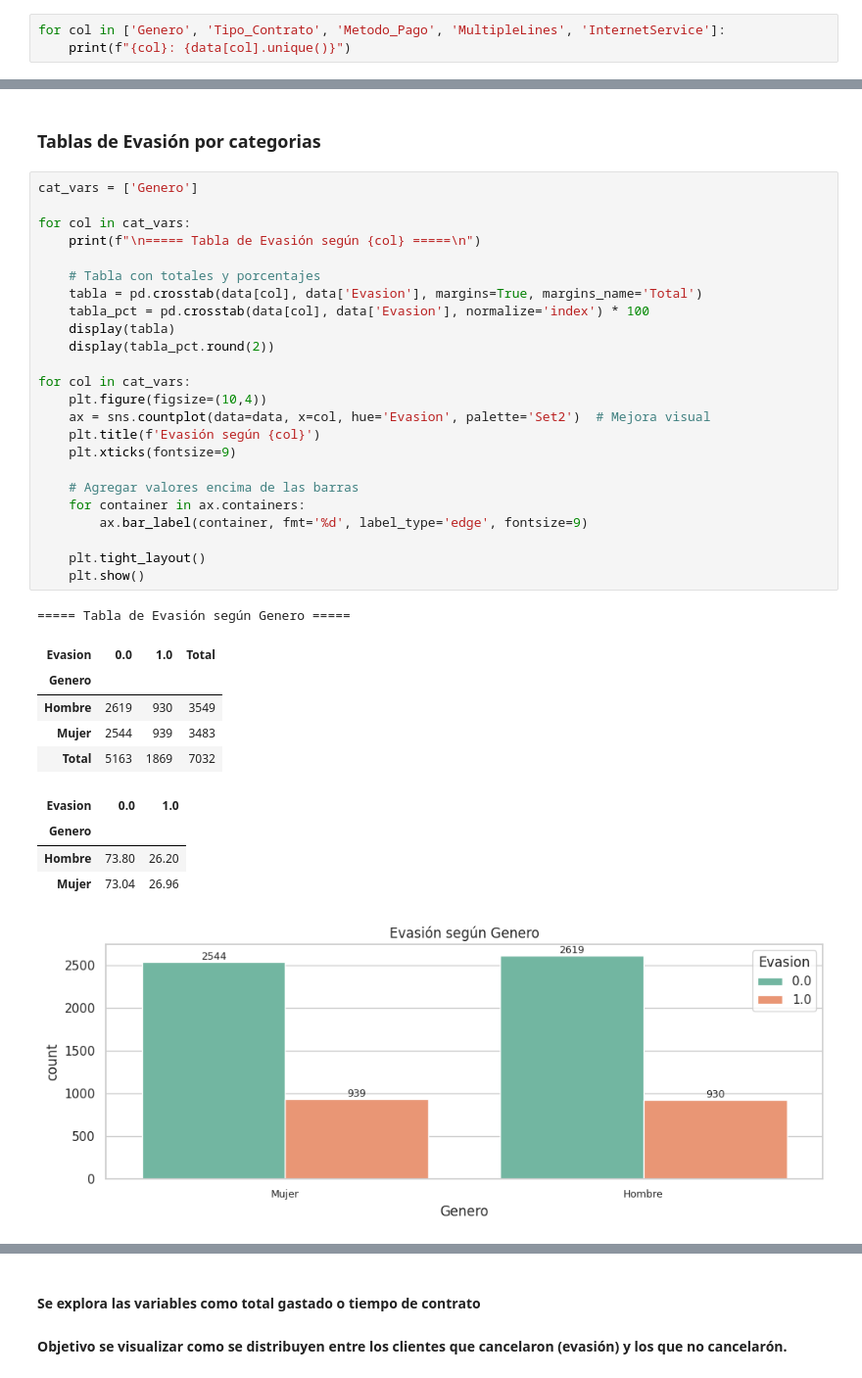
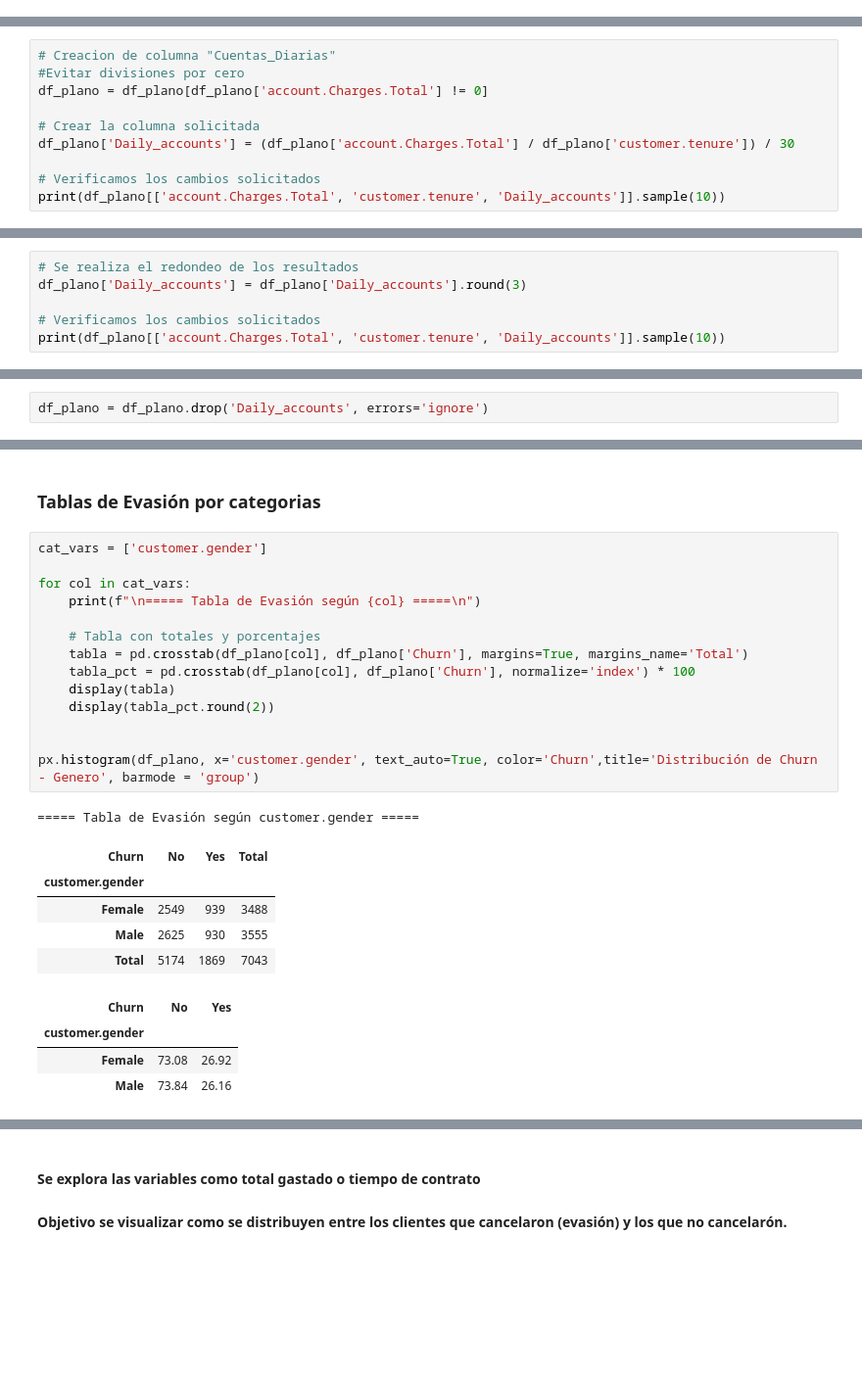
Before and after one commit to jose-luis-dev/TelecomX_Latam, a Jupyter notebook: TelecomX_LATAM.ipynb, the cells around one changed output, grey strips where cells are left out. Shown at 98% size. Drawn from its saved outputs; the diff is of its cells as text; blank space fills up the shorter version.

```diff
--- a/TelecomX_LATAM.ipynb
+++ b/TelecomX_LATAM.ipynb
@@ -386,3 +275,0 @@ data['InternetService'] = data['InternetService'].replace({
-# %%
-for col in ['Genero', 'Tipo_Contrato', 'Metodo_Pago', 'MultipleLines', 'InternetService']:
-    print(f"{col}: {data[col].unique()}")
@@ -407,0 +300,10 @@ data.sample(5)
+# %%
+# Creacion de columna "Cuentas_Diarias"
+#Evitar divisiones por cero
+df_plano = df_plano[df_plano['account.Charges.Total'] != 0]
+
+# Crear la columna solicitada
+df_plano['Daily_accounts'] = (df_plano['account.Charges.Total'] / df_plano['customer.tenure']) / 30
+
+# Verificamos los cambios solicitados
+print(df_plano[['account.Charges.Total', 'customer.tenure', 'Daily_accounts']].sample(10))
@@ -407,0 +322,6 @@ data.sample(5)
+# %%
+# Se realiza el redondeo de los resultados
+df_plano['Daily_accounts'] = df_plano['Daily_accounts'].round(3)
+
+# Verificamos los cambios solicitados
+print(df_plano[['account.Charges.Total', 'customer.tenure', 'Daily_accounts']].sample(10))
@@ -407,0 +340,2 @@ data.sample(5)
+# %%
+df_plano = df_plano.drop('Daily_accounts', errors='ignore')
@@ -513,38 +499,27 @@ generar_grafico('tab10')
 # %% [markdown]
 ### Tablas de Evasión por categorias
 # %%
-cat_vars = ['Genero']
+cat_vars = ['customer.gender']
 
 for col in cat_vars:
     print(f"\n===== Tabla de Evasión según {col} =====\n")
 
     # Tabla con totales y porcentajes
-    tabla = pd.crosstab(data[col], data['Evasion'], margins=True, margins_name='Total')
-    tabla_pct = pd.crosstab(data[col], data['Evasion'], normalize='index') * 100
+    tabla = pd.crosstab(df_plano[col], df_plano['Churn'], margins=True, margins_name='Total')
+    tabla_pct = pd.crosstab(df_plano[col], df_plano['Churn'], normalize='index') * 100
     display(tabla)
     display(tabla_pct.round(2))
 
-for col in cat_vars:
-    plt.figure(figsize=(10,4))
-    ax = sns.countplot(data=data, x=col, hue='Evasion', palette='Set2')  # Mejora visual
-    plt.title(f'Evasión según {col}')
-    plt.xticks(fontsize=9)
 
-    # Agregar valores encima de las barras
-    for container in ax.containers:
-        ax.bar_label(container, fmt='%d', label_type='edge', fontsize=9)
-
-    plt.tight_layout()
-    plt.show()
+px.histogram(df_plano, x='customer.gender', text_auto=True, color='Churn',title='Distribución de Churn - Genero', barmode = 'group')
 # %% [output]
-===== Tabla de Evasión según Genero =====
+===== Tabla de Evasión según customer.gender =====
-| Evasion | 0.0 | 1.0 | Total |
-| Genero |  |  |  |
-| Hombre | 2619 | 930 | 3549 |
-| Mujer | 2544 | 939 | 3483 |
-| Total | 5163 | 1869 | 7032 |
+| Churn | No | Yes | Total |
+| customer.gender |  |  |  |
+| Female | 2549 | 939 | 3488 |
+| Male | 2625 | 930 | 3555 |
+| Total | 5174 | 1869 | 7043 |
-| Evasion | 0.0 | 1.0 |
-| Genero |  |  |
-| Hombre | 73.80 | 26.20 |
-| Mujer | 73.04 | 26.96 |
+| Churn | No | Yes |
+| customer.gender |  |  |
+| Female | 73.08 | 26.92 |
+| Male | 73.84 | 26.16 |
-[figure, removed]
```
Also changed, not shown: parts of 78 cells of this notebook.
